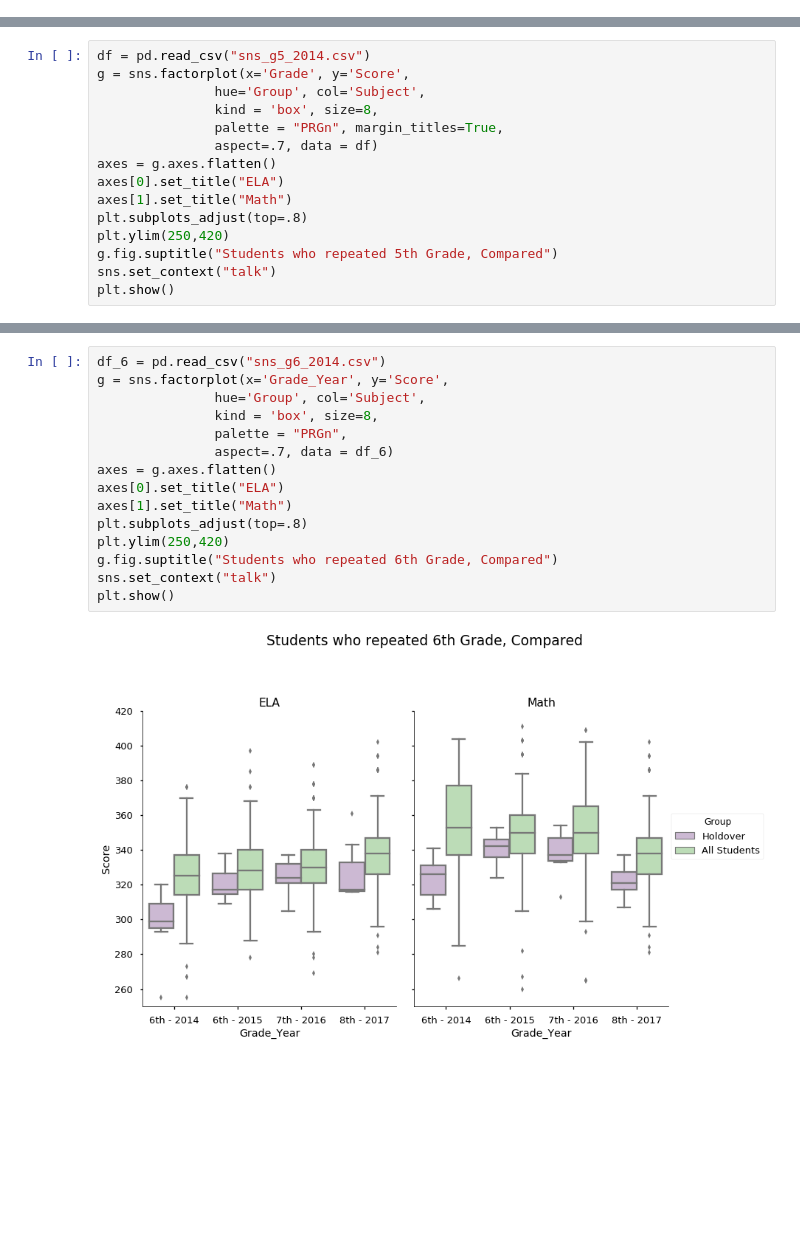
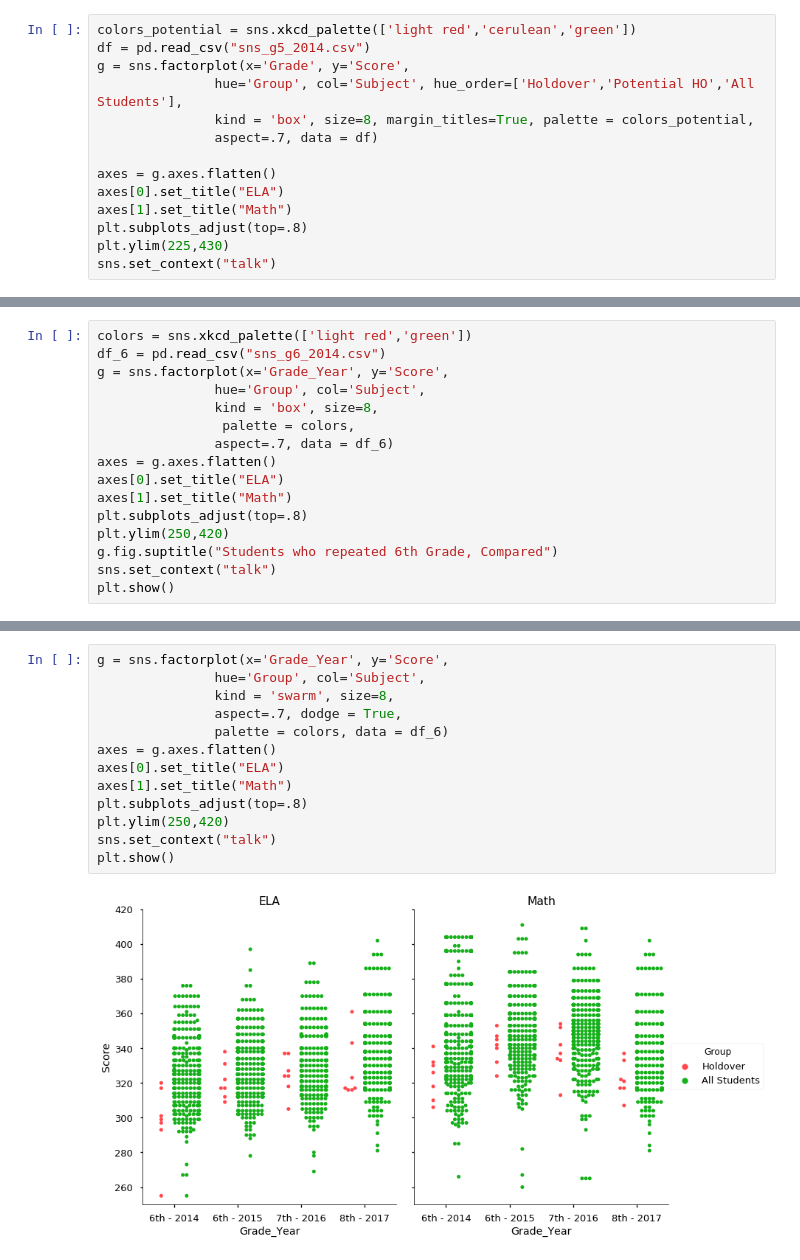
Before and after one commit to andrewjoelpeters/holdovers, a Jupyter notebook: NYS Holdovers.ipynb, the cells around one changed output, grey strips where cells are left out. Cells and saved outputs as stored; diff of their text form; blank space fills up the shorter version.

```diff
--- a/NYS Holdovers.ipynb
+++ b/NYS Holdovers.ipynb
@@ -12,0 +36,14 @@ import seaborn as sns
+# %%
+colors_potential = sns.xkcd_palette(['light red','cerulean','green'])
+df = pd.read_csv("sns_g5_2014.csv")
+g = sns.factorplot(x='Grade', y='Score',
+               hue='Group', col='Subject', hue_order=['Holdover','Potential HO','All Students'],
+               kind = 'box', size=8, margin_titles=True, palette = colors_potential,
+               aspect=.7, data = df)
+
+axes = g.axes.flatten()
+axes[0].set_title("ELA")
+axes[1].set_title("Math")
+plt.subplots_adjust(top=.8)
+plt.ylim(225,430)
+sns.set_context("talk")
@@ -13,16 +78,17 @@ import seaborn as sns
 # %%
-df = pd.read_csv("sns_g5_2014.csv")
-g = sns.factorplot(x='Grade', y='Score',
+colors = sns.xkcd_palette(['light red','green'])
+df_6 = pd.read_csv("sns_g6_2014.csv")
+g = sns.factorplot(x='Grade_Year', y='Score',
                hue='Group', col='Subject',
                kind = 'box', size=8,
-               palette = "PRGn", margin_titles=True,
-               aspect=.7, data = df)
+                palette = colors,
+               aspect=.7, data = df_6)
 axes = g.axes.flatten()
 axes[0].set_title("ELA")
 axes[1].set_title("Math")
 plt.subplots_adjust(top=.8)
 plt.ylim(250,420)
-g.fig.suptitle("Students who repeated 5th Grade, Compared")
+g.fig.suptitle("Students who repeated 6th Grade, Compared")
 sns.set_context("talk")
 plt.show()
 # %% [output]
@@ -30,17 +98,15 @@ plt.show()
 # %%
-df_6 = pd.read_csv("sns_g6_2014.csv")
 g = sns.factorplot(x='Grade_Year', y='Score',
                hue='Group', col='Subject',
-               kind = 'box', size=8,
-               palette = "PRGn",
-               aspect=.7, data = df_6)
+               kind = 'swarm', size=8,
+               aspect=.7, dodge = True,
+               palette = colors, data = df_6)
 axes = g.axes.flatten()
 axes[0].set_title("ELA")
 axes[1].set_title("Math")
 plt.subplots_adjust(top=.8)
 plt.ylim(250,420)
-g.fig.suptitle("Students who repeated 6th Grade, Compared")
 sns.set_context("talk")
 plt.show()
 # %% [output]
-[figure, old version]
+[figure, new version]
```
Also changed, not shown: parts of 17 cells of this notebook.
